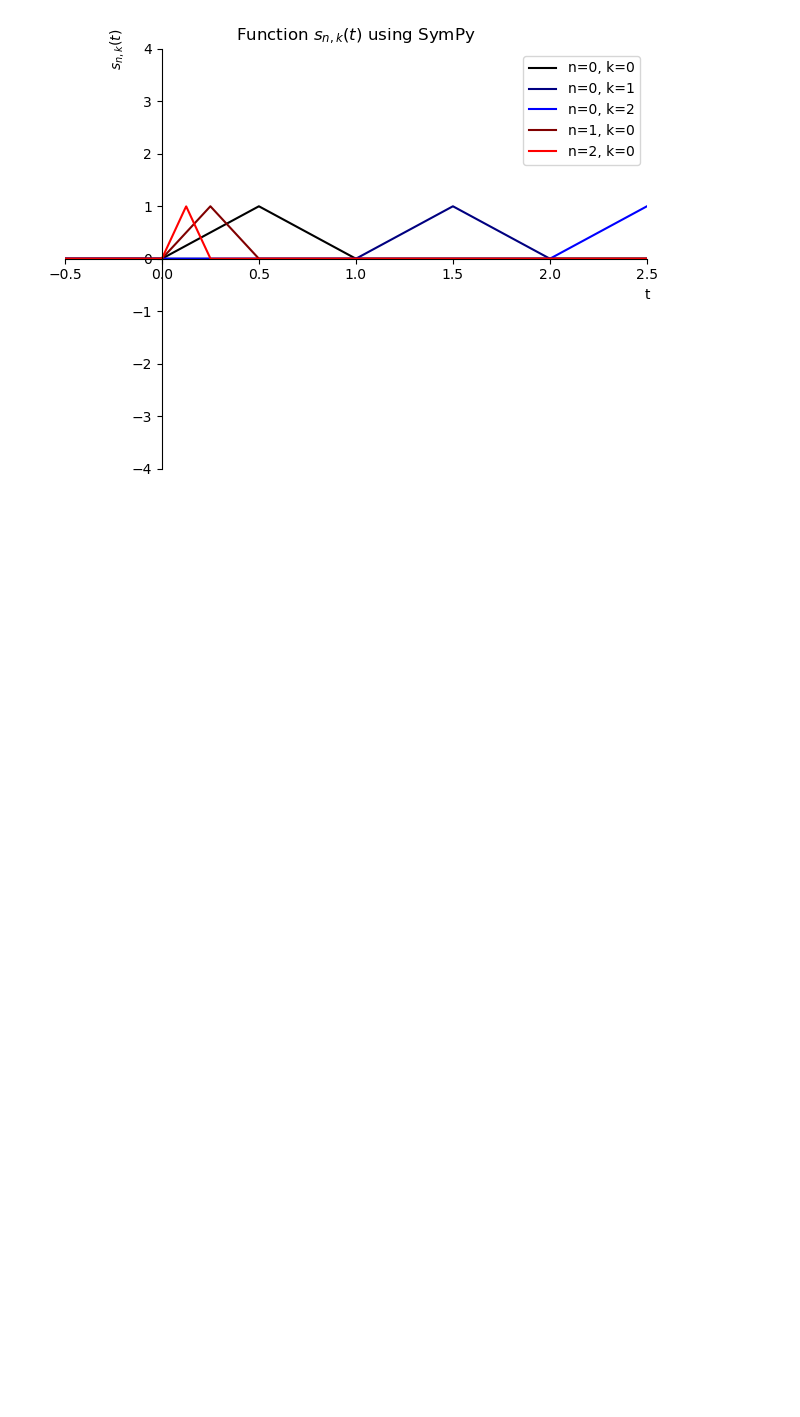
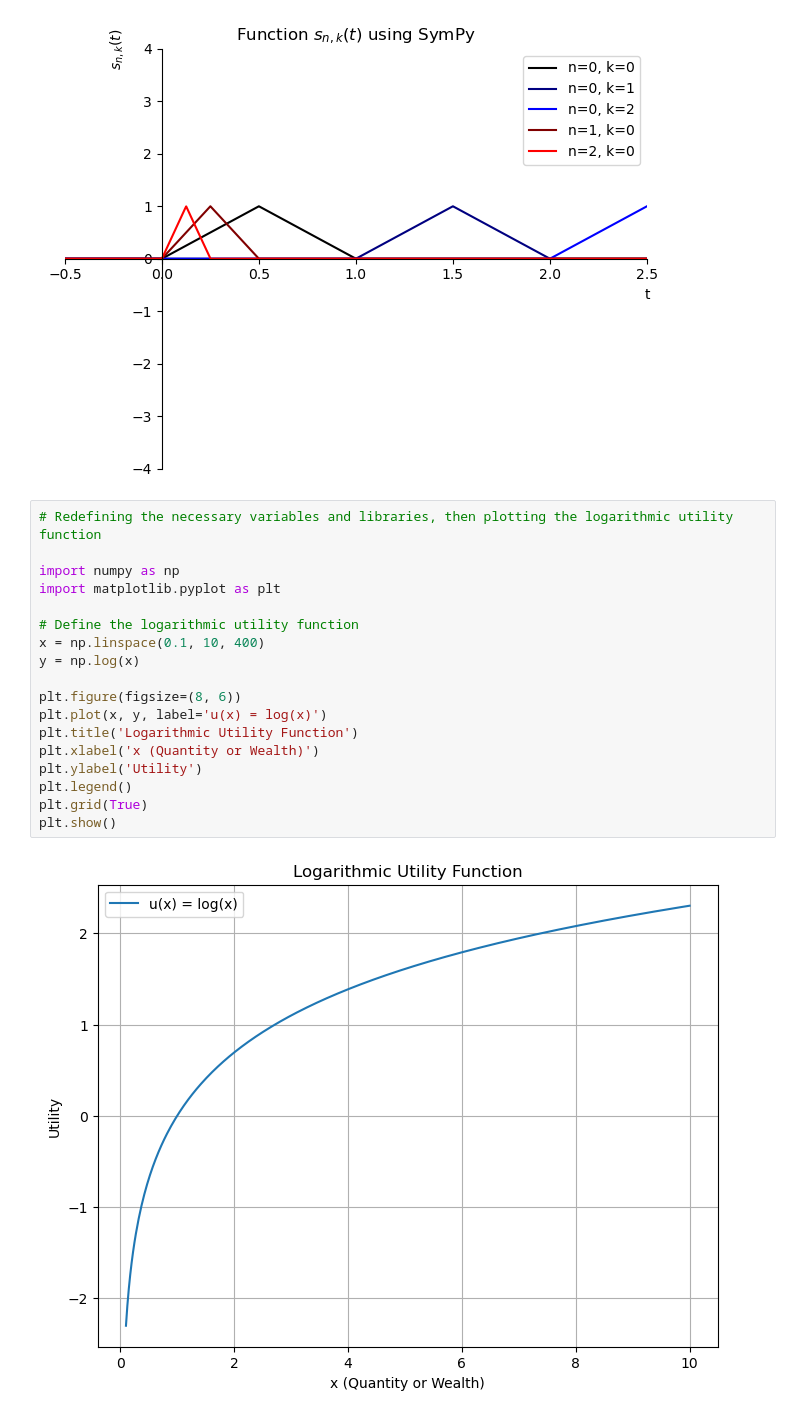
Before and after one commit to walkerchi/ETHz-MNTF, a Jupyter notebook: note.ipynb, the cells around one changed output. Drawn from its saved outputs; the diff is of its cells as text; blank space fills up the shorter version.

```diff
--- a/note.ipynb
+++ b/note.ipynb
@@ -118,3 +118,23 @@ cartesian line: 2.0*Piecewise((0, t < 0), (-1.0*Min(2, t) + 2.0*Min(2.5, t) - 1.
 cartesian line: 2.82842712474619*Piecewise((0, t < 0), (2.82842712474619*Min(0.25, t) - 1.4142135623731*Min(1/2, t), True)) for t over (-0.5, 2.5)
 cartesian line: 4.0*Piecewise((0, t < 0), (4.0*Min(0.125, t) - 2.0*Min(1/4, t), True)) for t over (-0.5, 2.5)
 [figure]
+# %%
+# Redefining the necessary variables and libraries, then plotting the logarithmic utility function
+
+import numpy as np
+import matplotlib.pyplot as plt
+
+# Define the logarithmic utility function
+x = np.linspace(0.1, 10, 400)
+y = np.log(x)
+
+plt.figure(figsize=(8, 6))
+plt.plot(x, y, label='u(x) = log(x)')
+plt.title('Logarithmic Utility Function')
+plt.xlabel('x (Quantity or Wealth)')
+plt.ylabel('Utility')
+plt.legend()
+plt.grid(True)
+plt.show()
+# %% [output]
+[figure, added]
```
Also changed, not shown: parts of 1 cell of this notebook, 7 other files.
